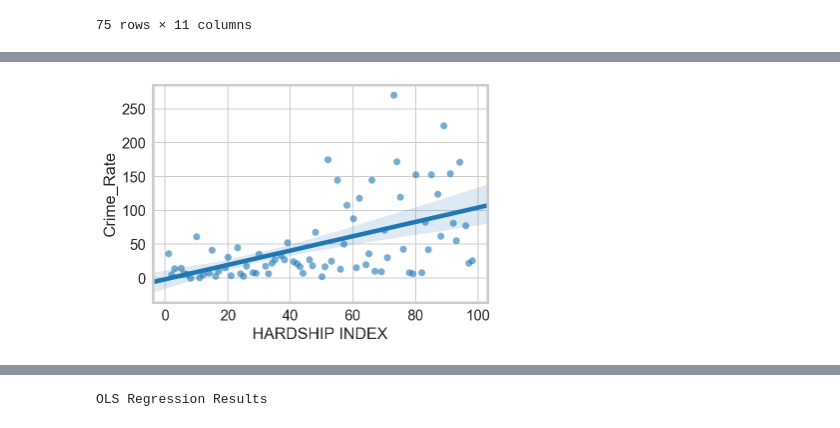
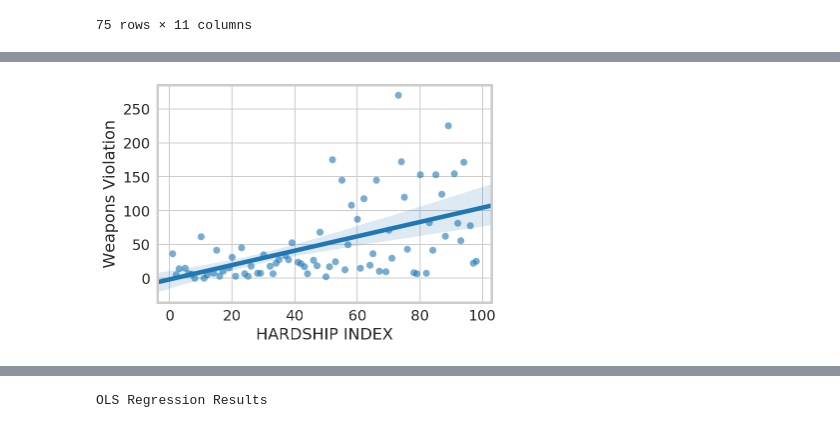
Before and after one commit to bac2qh/ippp_Final_Project, a Jupyter notebook: Crime_Type_Reg_xin.ipynb, the cells around one changed output, grey strips where cells are left out. Saved outputs shown, nothing was run; the diff lists cells and outputs as text; code cells hidden in the pictures.

```diff
--- a/Crime_Type_Reg_xin.ipynb
+++ b/Crime_Type_Reg_xin.ipynb
@@ -107,10 +132,7 @@ homicide_hardship_plot.figure.savefig("output/homicide_hardship.png", bbox_inche
 # %%
 weapons = mix_type.loc[(mix_type['Primary_Type'] =='WEAPONS VIOLATION')]
-
-weapons_hardship = weapons[['HARDSHIP INDEX','Crime_Rate']]
-
-weapons_hardship_plot = sns.regplot(x = 'HARDSHIP INDEX', y = 'Crime_Rate', data = weapons_hardship, scatter_kws = {"alpha" : 0.6});
-
-weapons_hardship_plot.figure.savefig("weapons_hardship.png")
+weapons_hardship_plot = sns.regplot(x = 'HARDSHIP INDEX', y = 'No_Crimes', data = weapons, scatter_kws = {"alpha" : 0.6});
+weapons_hardship_plot.set_ylabel('Weapons Violation')
+weapons_hardship_plot.figure.savefig("output/weapons_hardship.png", bbox_inches='tight', pad_inches=0.2)
 # %% [output]
-[figure, old version]
+[figure, new version]
```
Also changed, not shown: parts of 11 cells of this notebook.
